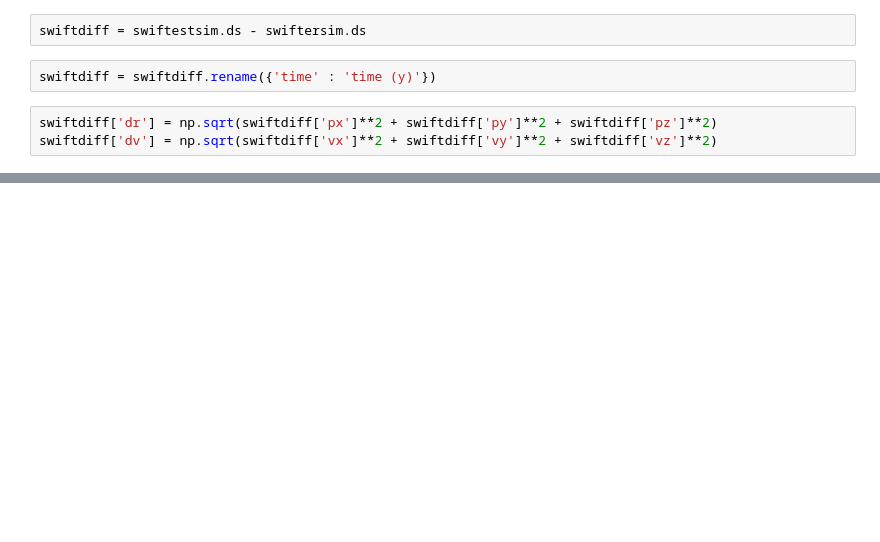
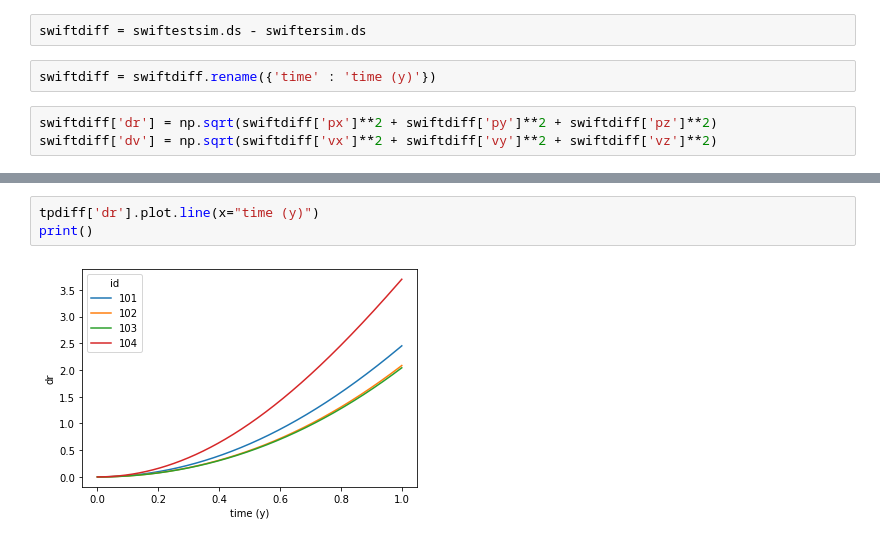
Before and after one commit to MintonGroup/swiftest, a Jupyter notebook: examples/helio_swifter_comparison/swiftest_vs_swifter.ipynb, the cells around one changed output, grey strips where cells are left out. Saved outputs shown, nothing was run; the diff lists cells and outputs as text; blank space fills up the shorter version.

```diff
--- a/examples/helio_swifter_comparison/swiftest_vs_swifter.ipynb
+++ b/examples/helio_swifter_comparison/swiftest_vs_swifter.ipynb
@@ -23 +38,6 @@ swiftdiff['dr'].plot.line(x="time (y)")
+# %%
+tpdiff['dr'].plot.line(x="time (y)")
+print()
+# %% [output]
+[figure, added]
 # %%
```
Also changed, not shown: parts of 9 cells of this notebook, 11 other files.
